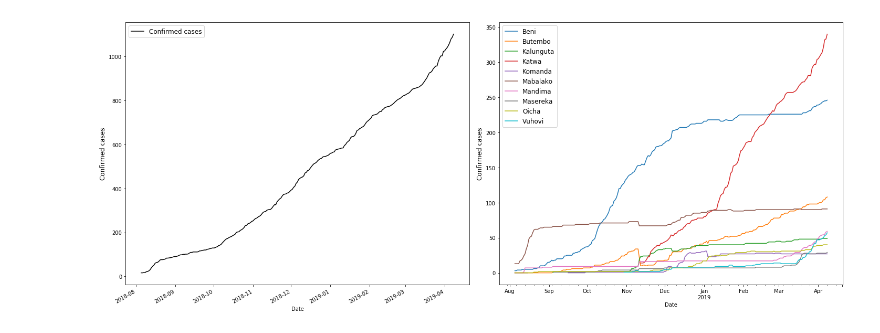
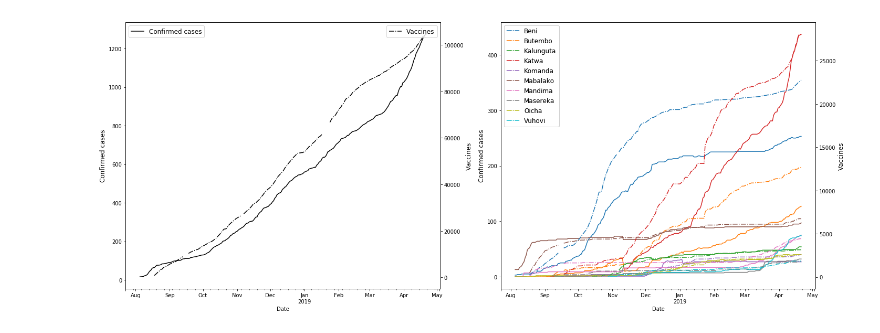
Before and after one commit to NSSAC/DRC_Ebola_2018, a Jupyter notebook: notebooks/plot_cases.ipynb, the cells around one changed output. Drawn from its saved outputs; the diff is of its cells as text; code cells hidden in the pictures.

Commit message:
updated forecast plots

```diff
--- a/notebooks/plot_cases.ipynb
+++ b/notebooks/plot_cases.ipynb
@@ -13,7 +13,7 @@ import seaborn as sns
 from hyperopt import hp, Trials
 from tqdm import tqdm
 # %%
-gt = pd.read_csv('../data/Ebola_Updated_Apr9.csv',delimiter=',',dtype={'date':str})
+gt = pd.read_csv('../data/Ebola_Updated_Apr21.csv',delimiter=',',dtype={'date':str})
 gt['Date'] = gt.date.apply(lambda x: datetime.strptime(x,'%Y%m%d'))
 gt = gt[gt.Date>=datetime.strptime('20180805','%Y%m%d')] ## Starting on August 5th, the first non-NaN value
 gt['Ob_Day'] = gt.Date.apply(lambda x : (x - datetime.strptime('20180805','%Y%m%d')).days)
@@ -27,13 +27,22 @@ T = len(gt[gt.health_zone=='all'])
 # %%
 f, axarr = plt.subplots(1,2, figsize=(20,8))
 gt[gt.health_zone=='all'].plot(x='Date',y='total_c',ax=axarr[0],color='k',label='Confirmed cases')
+ax0 = axarr[0].twinx()
+axarr[0].legend(loc=2,fontsize=12)
+gt[gt.health_zone=='all'].plot(x='Date',y='total_vacc',ax=ax0, color='k', label='Vaccines', ls='-.')
+ax0.legend(loc=1,fontsize=12)
 axarr[0].set_ylabel('Confirmed cases',fontsize=12)
-axarr[0].legend(loc=2,fontsize=12)
+ax0.set_ylabel('Vaccines',fontsize=12)
 
 gt[gt.health_zone.isin(key_hzs)].pivot(index='Date',columns='health_zone',values='total_c').plot(ax=axarr[1])
+ax1 = axarr[1].twinx()
+gt[gt.health_zone.isin(key_hzs)].pivot(index='Date',columns='health_zone',values='total_vacc').plot(ax=ax1, ls='-.')
 axarr[1].set_ylabel('Confirmed cases',fontsize=12)
+ax1.set_ylabel('Vaccines',fontsize=12)
+ax1.legend(fontsize=12)
 axarr[1].legend(fontsize=12)
 
 plt.tight_layout()
+plt.savefig('../plots/vax_case_curves.png',dpi=100)
 # %% [output]
-[figure, old version]
+[figure, new version]
```
Also changed, not shown: parts of 1 cell of this notebook, 6 other files.
